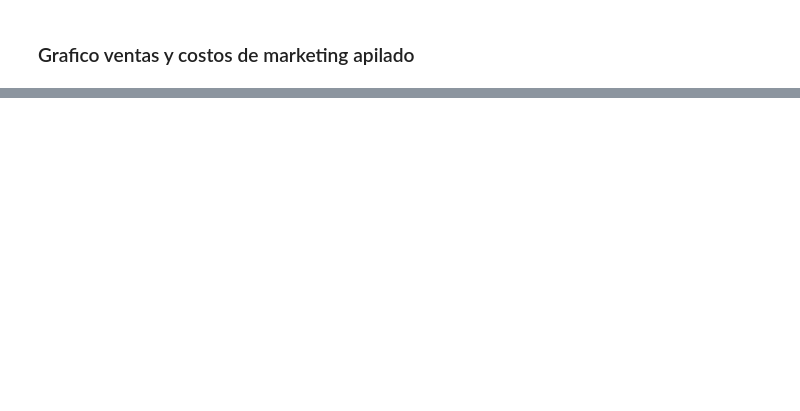
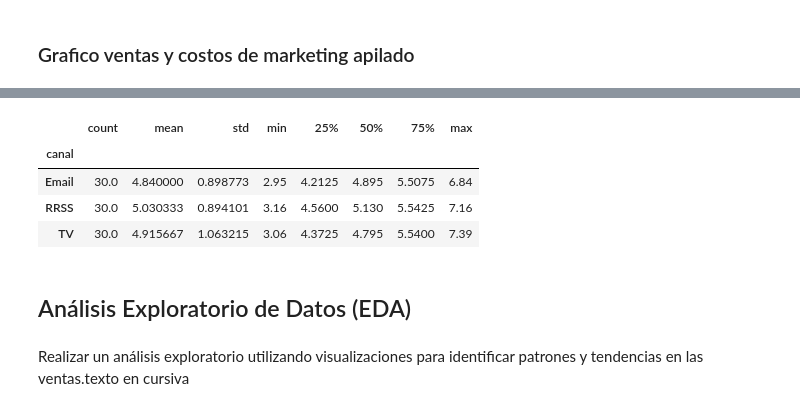
Before and after one commit to CamilaVillarreal/Comision-252613-TPI-Data-Analytics-Final, a Jupyter notebook: Final.ipynb, the cells around one changed output, grey strips where cells are left out. Drawn from its saved outputs; the diff is of its cells as text; code cells hidden in the pictures; blank space fills up the shorter version.

```diff
--- a/Final.ipynb
+++ b/Final.ipynb
@@ -785,0 +882,13 @@ plt.show()
+# %%
+# Dataframe marketing
+df_marketing.groupby("canal")["costo"].describe()
+# %% [output]
+|  | count | mean | std | min | 25% | 50% | 75% | max |
+| canal |  |  |  |  |  |  |  |  |
+| Email | 30.0 | 4.840000 | 0.898773 | 2.95 | 4.2125 | 4.895 | 5.5075 | 6.84 |
+| RRSS | 30.0 | 5.030333 | 0.894101 | 3.16 | 4.5600 | 5.130 | 5.5425 | 7.16 |
+| TV | 30.0 | 4.915667 | 1.063215 | 3.06 | 4.3725 | 4.795 | 5.5400 | 7.39 |
+# %% [markdown]
+## Análisis Exploratorio de Datos (EDA)
+# %% [markdown]
+ Realizar un análisis exploratorio utilizando visualizaciones para identificar patrones y tendencias en las ventas.texto en cursiva
```
Also changed, not shown: parts of 23 cells of this notebook.
